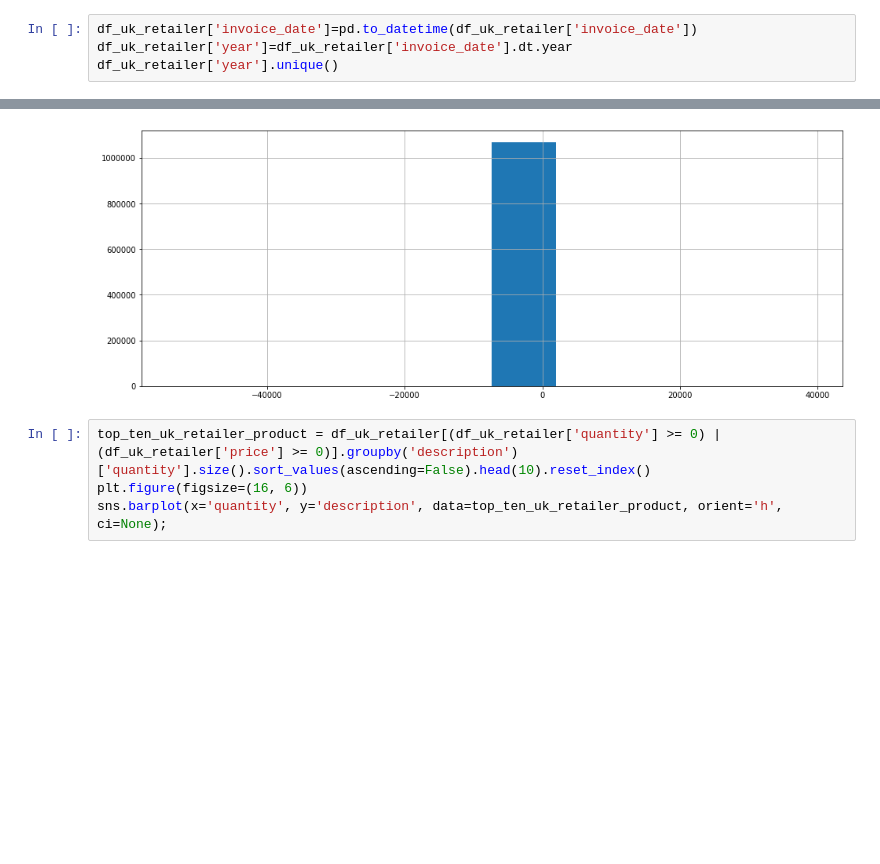
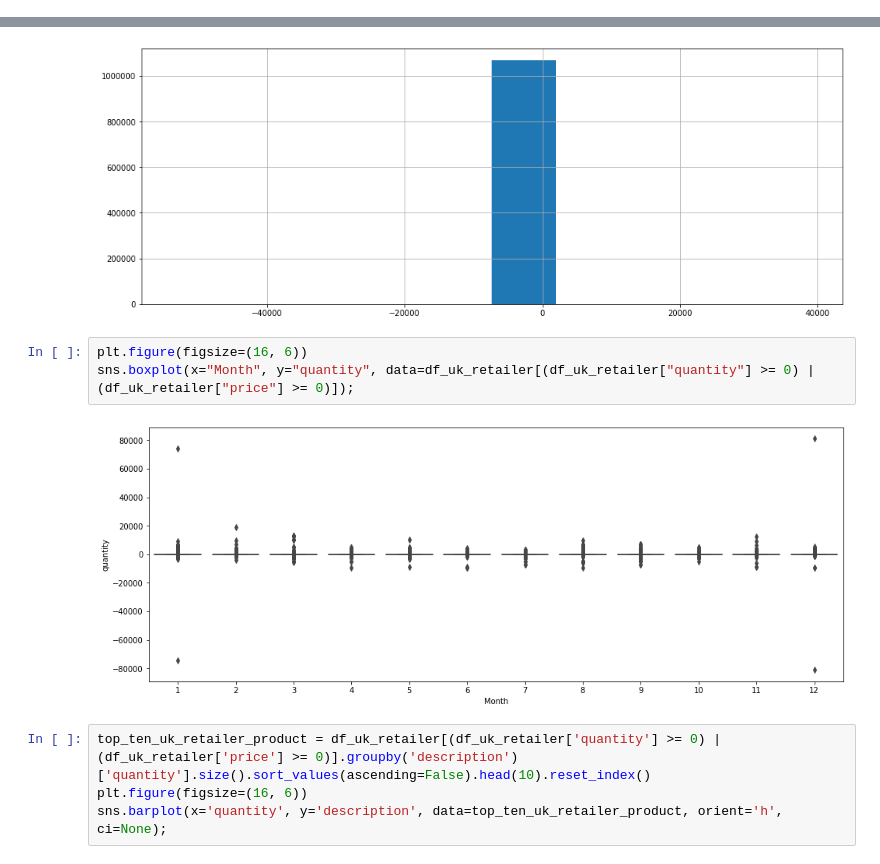
Before and after one commit to AndersonDGueC/project_DS4, a Jupyter notebook: analisis_exploratorio.ipynb, the cells around one changed output, grey strips where cells are left out. Drawn from its saved outputs; the diff is of its cells as text; blank space fills up the shorter version.

Commit message:
exploring data UK

```diff
--- a/analisis_exploratorio.ipynb
+++ b/analisis_exploratorio.ipynb
@@ -480,7 +464,3 @@ Nigeria                     32
 Czech Republic              30
 Saudi Arabia                10
 Name: country, dtype: int64
-# %%
-df_uk_retailer['invoice_date']=pd.to_datetime(df_uk_retailer['invoice_date'])
-df_uk_retailer['year']=df_uk_retailer['invoice_date'].dt.year
-df_uk_retailer['year'].unique()
@@ -565,6 +555,11 @@ plt.ticklabel_format(style='plain', axis='y')
 df_uk_retailer[(df_uk_retailer['price'] >= 0) | (df_uk_retailer['quantity'] >= 0)]['price'].hist();
 # %% [output]
 [figure]
+# %%
+plt.figure(figsize=(16, 6))
+sns.boxplot(x="Month", y="quantity", data=df_uk_retailer[(df_uk_retailer["quantity"] >= 0) | (df_uk_retailer["price"] >= 0)]);
+# %% [output]
+[figure, added]
 # %%
 top_ten_uk_retailer_product = df_uk_retailer[(df_uk_retailer['quantity'] >= 0) | (df_uk_retailer['price'] >= 0)].groupby('description')['quantity'].size().sort_values(ascending=False).head(10).reset_index()
 plt.figure(figsize=(16, 6))
```
Also changed, not shown: parts of 9 cells of this notebook.
